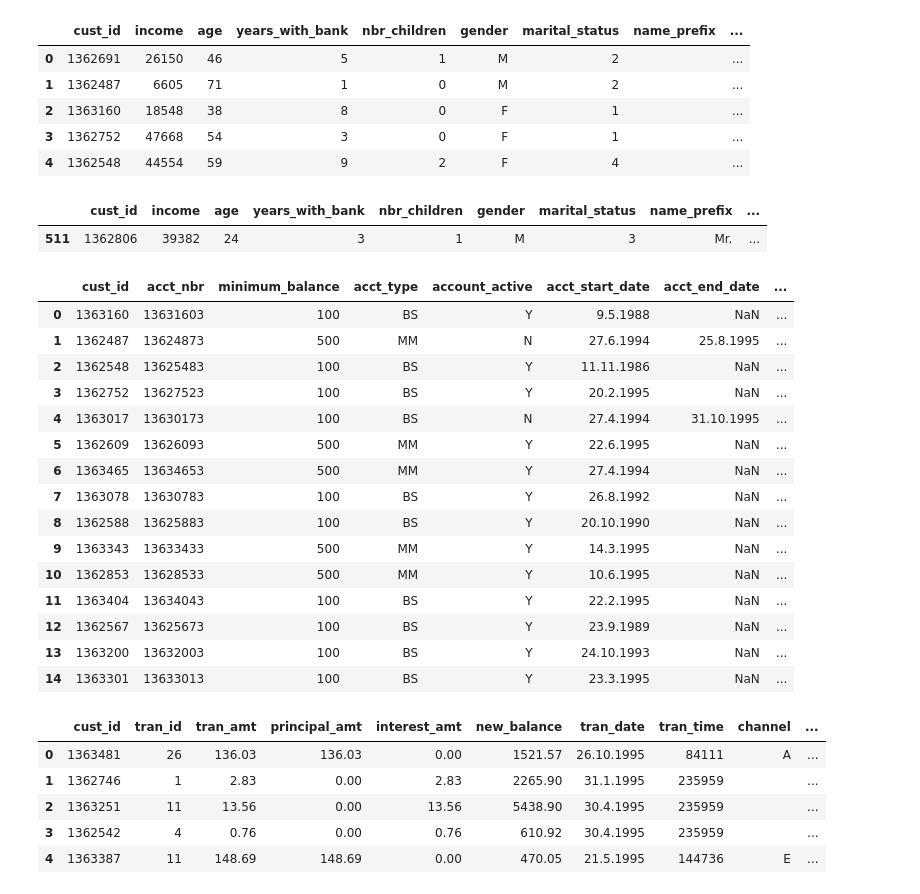
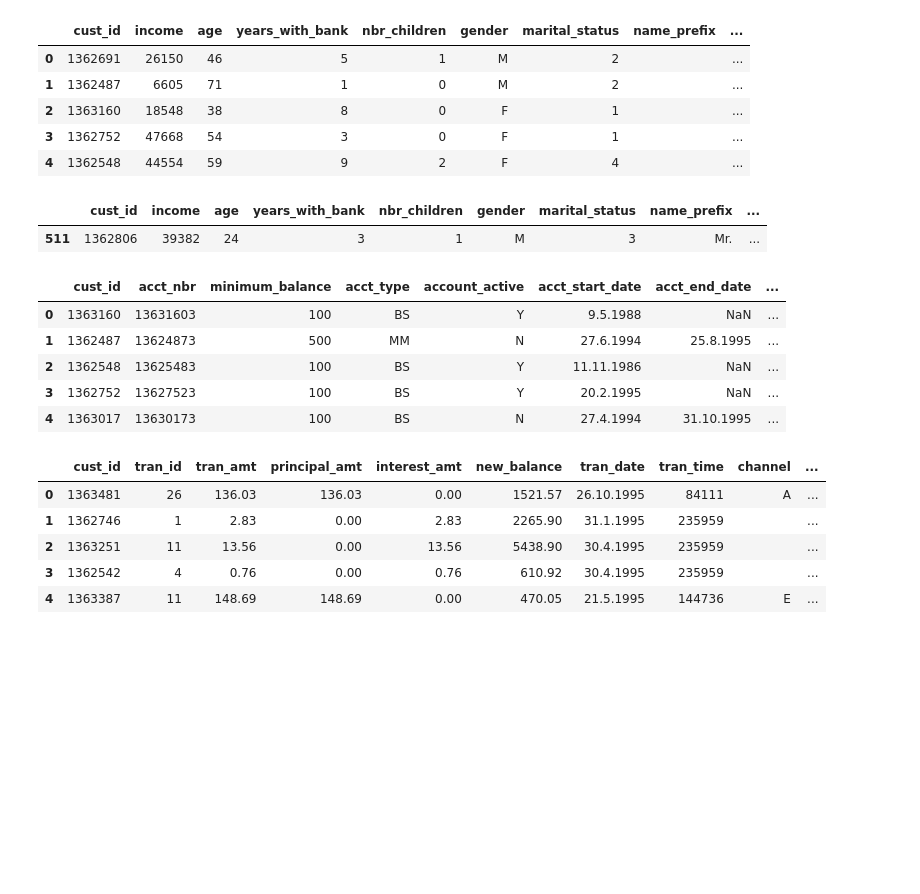
Before and after one commit to btmarsh6/mini-project-III, a Jupyter notebook: Brittany_notebook.ipynb, the cells around one changed output. Drawn from its saved outputs; the diff is of its cells as text; code cells hidden in the pictures; blank space fills up the shorter version.

```diff
--- a/Brittany_notebook.ipynb
+++ b/Brittany_notebook.ipynb
@@ -19,30 +19,21 @@ customer_df.head()
 | 2 | 1363160 | 18548 | 38 | 8 | 0 | F | 1 |  | ... |
 | 3 | 1362752 | 47668 | 54 | 3 | 0 | F | 1 |  | ... |
 | 4 | 1362548 | 44554 | 59 | 9 | 2 | F | 4 |  | ... |
-# %%
-customer_df.loc[customer_df['cust_id'] == 1362806]
-# %% [output]
-|  | cust_id | income | age | years_with_bank | nbr_children | gender | marital_status | name_prefix | ... |
-| 511 | 1362806 | 39382 | 24 | 3 | 1 | M | 3 | Mr. | ... |
+# %%
+#Check individual result in full to compare to other dataframe
+customer_df.loc[customer_df['cust_id'] == 1362806]
+# %% [output]
+|  | cust_id | income | age | years_with_bank | nbr_children | gender | marital_status | name_prefix | ... |
+| 511 | 1362806 | 39382 | 24 | 3 | 1 | M | 3 | Mr. | ... |
 # %%
-savings_acct_df.head(15)
+savings_acct_df.head()
 # %% [output]
 |  | cust_id | acct_nbr | minimum_balance | acct_type | account_active | acct_start_date | acct_end_date | ... |
 | 0 | 1363160 | 13631603 | 100 | BS | Y | 9.5.1988 | NaN | ... |
 | 1 | 1362487 | 13624873 | 500 | MM | N | 27.6.1994 | 25.8.1995 | ... |
 | 2 | 1362548 | 13625483 | 100 | BS | Y | 11.11.1986 | NaN | ... |
 | 3 | 1362752 | 13627523 | 100 | BS | Y | 20.2.1995 | NaN | ... |
 | 4 | 1363017 | 13630173 | 100 | BS | N | 27.4.1994 | 31.10.1995 | ... |
-| 5 | 1362609 | 13626093 | 500 | MM | Y | 22.6.1995 | NaN | ... |
-| 6 | 1363465 | 13634653 | 500 | MM | Y | 27.4.1994 | NaN | ... |
-| 7 | 1363078 | 13630783 | 100 | BS | Y | 26.8.1992 | NaN | ... |
-| 8 | 1362588 | 13625883 | 100 | BS | Y | 20.10.1990 | NaN | ... |
-| 9 | 1363343 | 13633433 | 500 | MM | Y | 14.3.1995 | NaN | ... |
-| 10 | 1362853 | 13628533 | 500 | MM | Y | 10.6.1995 | NaN | ... |
-| 11 | 1363404 | 13634043 | 100 | BS | Y | 22.2.1995 | NaN | ... |
-| 12 | 1362567 | 13625673 | 100 | BS | Y | 23.9.1989 | NaN | ... |
-| 13 | 1363200 | 13632003 | 100 | BS | Y | 24.10.1993 | NaN | ... |
-| 14 | 1363301 | 13633013 | 100 | BS | Y | 23.3.1995 | NaN | ... |
 # %%
 savings_tran_df.head()
 # %% [output]
```
Also changed, not shown: parts of 14 cells of this notebook.
